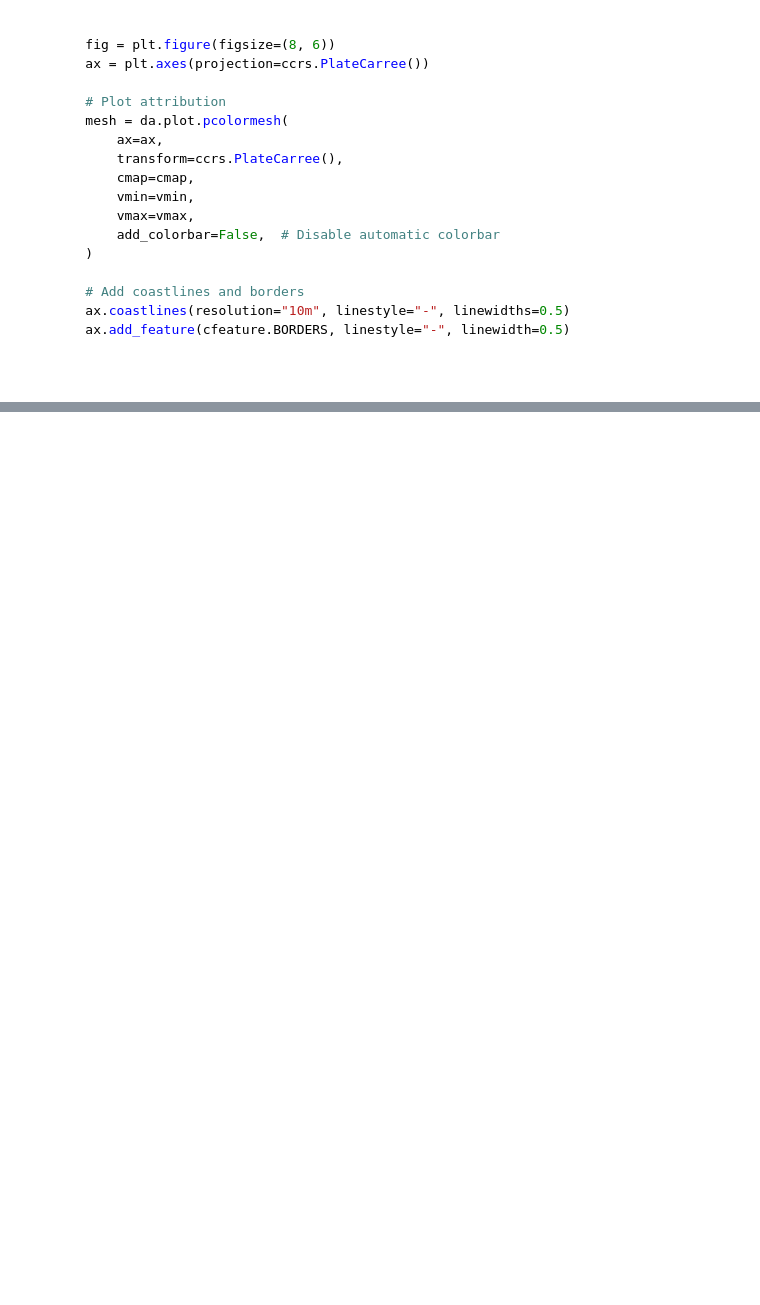
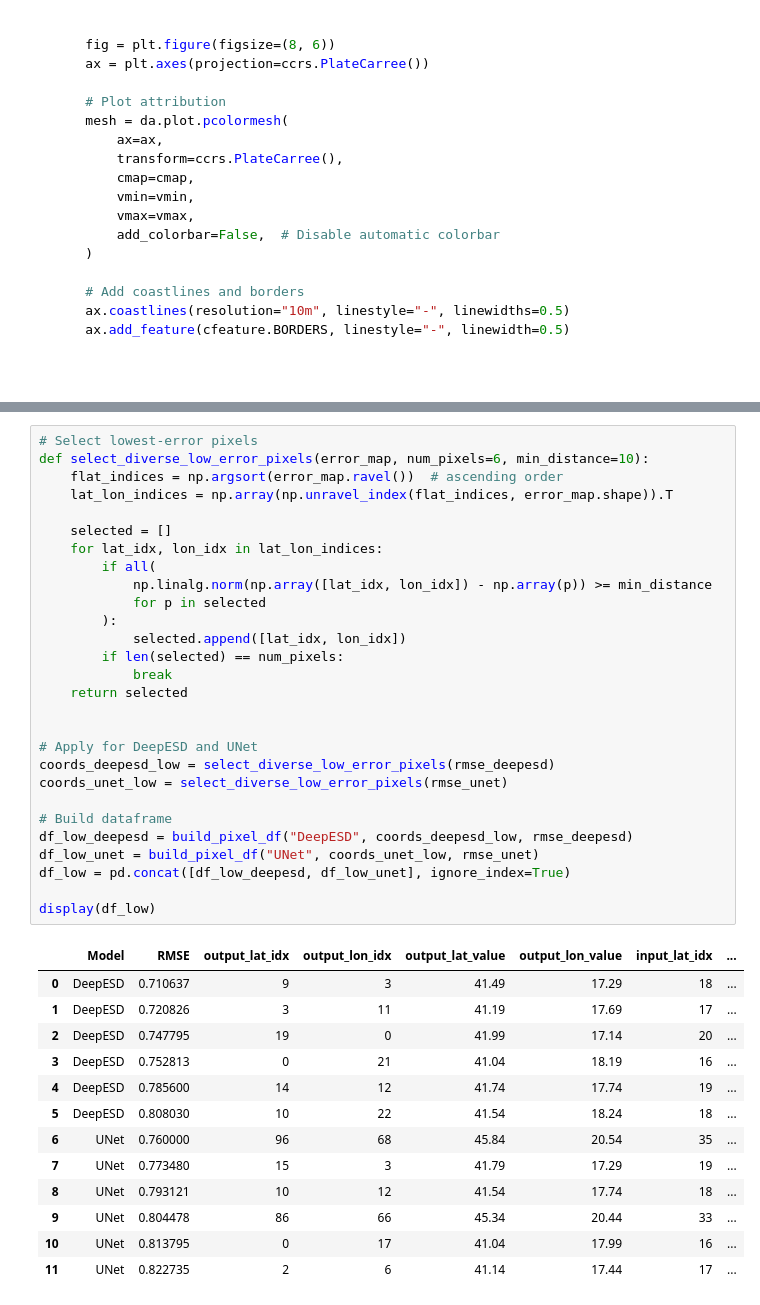
Before and after one commit to aperezvelasco/clear-climate-ws4, a Jupyter notebook: notebooks/explainability.ipynb, the cells around one changed output, grey strips where cells are left out. Saved outputs shown, nothing was run; the diff lists cells and outputs as text; blank space fills up the shorter version.

```diff
--- a/notebooks/explainability.ipynb
+++ b/notebooks/explainability.ipynb
@@ -565,0 +593,42 @@ display_image_grid("🧭 UNet - Integrated Gradients", paths_unet_ig)
+# %%
+# Select lowest-error pixels
+def select_diverse_low_error_pixels(error_map, num_pixels=6, min_distance=10):
+    flat_indices = np.argsort(error_map.ravel())  # ascending order
+    lat_lon_indices = np.array(np.unravel_index(flat_indices, error_map.shape)).T
+
+    selected = []
+    for lat_idx, lon_idx in lat_lon_indices:
+        if all(
+            np.linalg.norm(np.array([lat_idx, lon_idx]) - np.array(p)) >= min_distance
+            for p in selected
+        ):
+            selected.append([lat_idx, lon_idx])
+        if len(selected) == num_pixels:
+            break
+    return selected
+
+
+# Apply for DeepESD and UNet
+coords_deepesd_low = select_diverse_low_error_pixels(rmse_deepesd)
+coords_unet_low = select_diverse_low_error_pixels(rmse_unet)
+
+# Build dataframe
+df_low_deepesd = build_pixel_df("DeepESD", coords_deepesd_low, rmse_deepesd)
+df_low_unet = build_pixel_df("UNet", coords_unet_low, rmse_unet)
+df_low = pd.concat([df_low_deepesd, df_low_unet], ignore_index=True)
+
+display(df_low)
+# %% [output]
+|  | Model | RMSE | output_lat_idx | output_lon_idx | output_lat_value | output_lon_value | input_lat_idx | ... |
+| 0 | DeepESD | 0.710637 | 9 | 3 | 41.49 | 17.29 | 18 | ... |
+| 1 | DeepESD | 0.720826 | 3 | 11 | 41.19 | 17.69 | 17 | ... |
+| 2 | DeepESD | 0.747795 | 19 | 0 | 41.99 | 17.14 | 20 | ... |
+| 3 | DeepESD | 0.752813 | 0 | 21 | 41.04 | 18.19 | 16 | ... |
+| 4 | DeepESD | 0.785600 | 14 | 12 | 41.74 | 17.74 | 19 | ... |
+| 5 | DeepESD | 0.808030 | 10 | 22 | 41.54 | 18.24 | 18 | ... |
+| 6 | UNet | 0.760000 | 96 | 68 | 45.84 | 20.54 | 35 | ... |
+| 7 | UNet | 0.773480 | 15 | 3 | 41.79 | 17.29 | 19 | ... |
+| 8 | UNet | 0.793121 | 10 | 12 | 41.54 | 17.74 | 18 | ... |
+| 9 | UNet | 0.804478 | 86 | 66 | 45.34 | 20.44 | 33 | ... |
+| 10 | UNet | 0.813795 | 0 | 17 | 41.04 | 17.99 | 16 | ... |
+| 11 | UNet | 0.822735 | 2 | 6 | 41.14 | 17.44 | 17 | ... |
```
Also changed, not shown: parts of 8 cells of this notebook, 54 other files.
